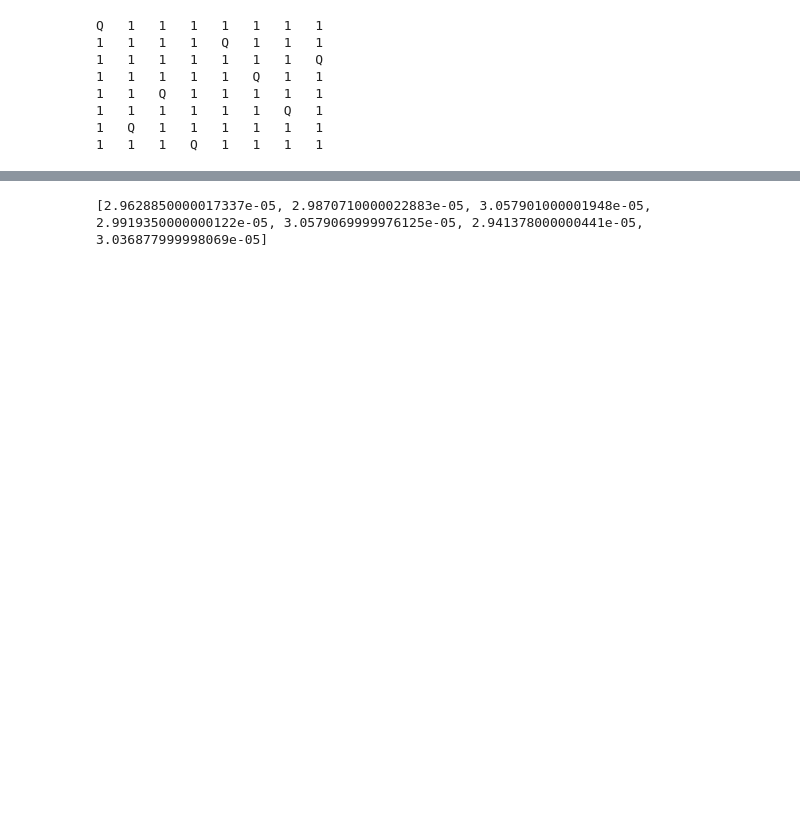
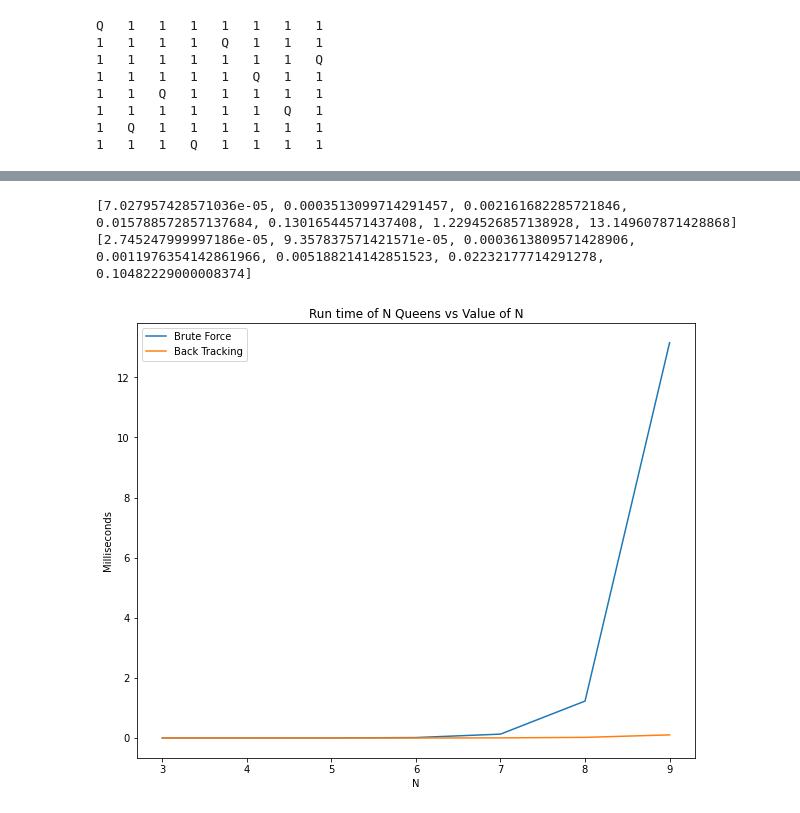
Before and after one commit to Akil313/N-Queens-Analysis, a Jupyter notebook: N Queens Sltn.ipynb, the cells around one changed output, grey strips where cells are left out. Cells and saved outputs as stored; diff of their text form; code cells hidden in the pictures; blank space fills up the shorter version.

Commit message:
Added Time Analysis

```diff
--- a/N Queens Sltn.ipynb
+++ b/N Queens Sltn.ipynb
@@ -185,14 +219,21 @@ Q   1   1   1   1   1   1   1
 1   Q   1   1   1   1   1   1
 1   1   1   Q   1   1   1   1
 # %%
-bf_timeit = backt_timeit = []
+bf_timeit = []
+backt_timeit = []
+
+bf_timeit_avg = []
+backt_timeit_avg = []
 
 # Time Complexity of Brute Force
 for x in range (3, 10):
     time1 = %timeit -o brute_force_approach(x)
     bf_timeit.append(time1)
+    bf_timeit_avg.append(np.average(time1.timings))
+
 
     # Time COmplexity of BackTracking
     time2 = %timeit -o solveNQ(x)
     backt_timeit.append(time2)
+    backt_timeit_avg.append(np.average(time2.timings))
 # %% [output]
@@ -213,6 +254,2 @@ for x in range (3, 10):
 # %%
 n_values = [x for x in range(3, 10)]
-# %%
-print(bf_timeit[0].timings)
-# %% [output]
-[2.9628850000017337e-05, 2.9870710000022883e-05, 3.057901000001948e-05, 2.9919350000000122e-05, 3.0579069999976125e-05, 2.941378000000441e-05, 3.036877999998069e-05]
@@ -220,0 +256,18 @@ plt.plot(n_values, )
+# %%
+print(bf_timeit_avg)
+print(backt_timeit_avg)
+# %% [output]
+[7.027957428571036e-05, 0.0003513099714291457, 0.002161682285721846, 0.015788572857137684, 0.13016544571437408, 1.2294526857138928, 13.149607871428868]
+[2.745247999997186e-05, 9.357837571421571e-05, 0.0003613809571428906, 0.0011976354142861966, 0.005188214142851523, 0.02232177714291278, 0.10482229000008374]
+# %%
+plt.figure(figsize=(10, 8))
+plt.plot(n_values, bf_timeit_avg, label = "Brute Force")
+plt.plot(n_values, backt_timeit_avg, label = "Back Tracking")
+plt.ylabel('Milliseconds')
+plt.xlabel('N')
+plt.title('Run time of N Queens vs Value of N')
+plt.legend()
+
+plt.savefig("n_queens_brute_vs_back.png")
+# %% [output]
+[figure, added]
```
Also changed, not shown: parts of 5 cells of this notebook, 1 other file.
